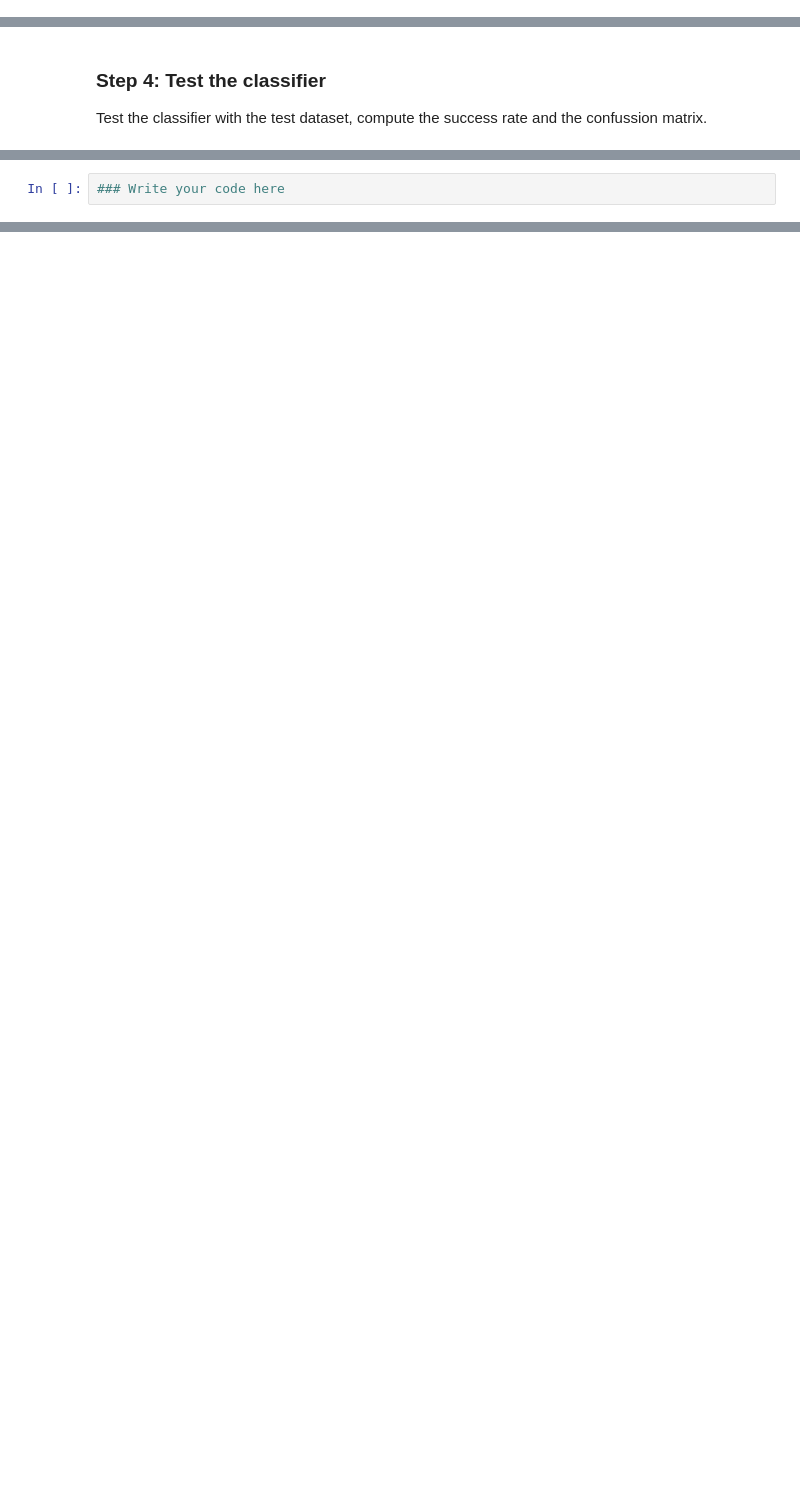
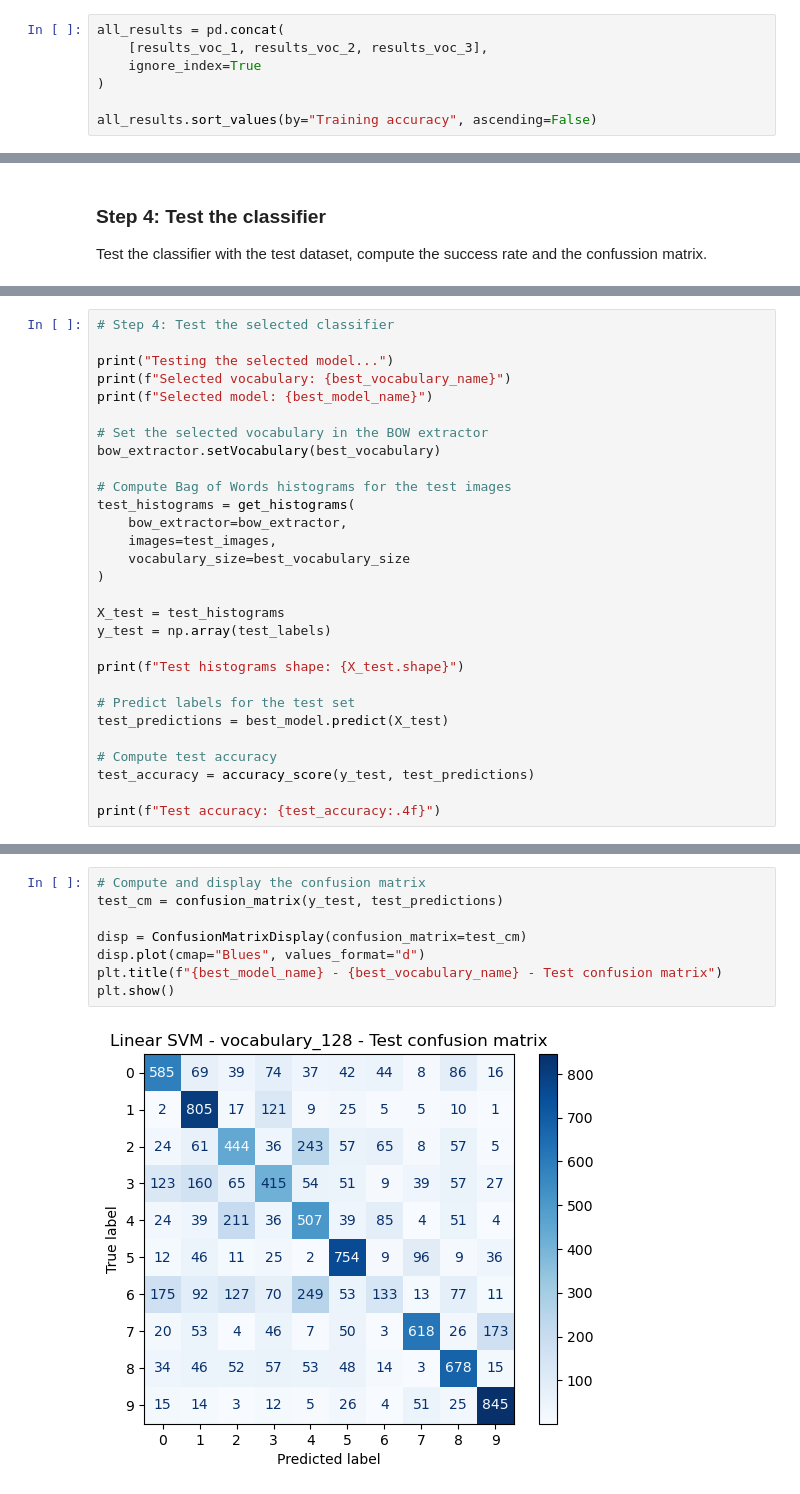
Before and after one commit to hugogs7/CV-II, a Jupyter notebook: 1a - Image classification.ipynb, the cells around one changed output, grey strips where cells are left out. Cells and saved outputs as stored; diff of their text form; blank space fills up the shorter version.

```diff
--- a/1a - Image classification.ipynb
+++ b/1a - Image classification.ipynb
@@ -187,0 +615,7 @@ Repeat the procedure with the other two vocabularies that you have built.
+# %%
+all_results = pd.concat(
+    [results_voc_1, results_voc_2, results_voc_3],
+    ignore_index=True
+)
+
+all_results.sort_values(by="Training accuracy", ascending=False)
@@ -192,2 +691,29 @@ Test the classifier with the test dataset, compute the success rate and the conf
 # %%
-### Write your code here
+# Step 4: Test the selected classifier
+
+print("Testing the selected model...")
+print(f"Selected vocabulary: {best_vocabulary_name}")
+print(f"Selected model: {best_model_name}")
+
+# Set the selected vocabulary in the BOW extractor
+bow_extractor.setVocabulary(best_vocabulary)
+
+# Compute Bag of Words histograms for the test images
+test_histograms = get_histograms(
+    bow_extractor=bow_extractor,
+    images=test_images,
+    vocabulary_size=best_vocabulary_size
+)
+
+X_test = test_histograms
+y_test = np.array(test_labels)
+
+print(f"Test histograms shape: {X_test.shape}")
+
+# Predict labels for the test set
+test_predictions = best_model.predict(X_test)
+
+# Compute test accuracy
+test_accuracy = accuracy_score(y_test, test_predictions)
+
+print(f"Test accuracy: {test_accuracy:.4f}")
@@ -193,0 +726,10 @@ Test the classifier with the test dataset, compute the success rate and the conf
+# %%
+# Compute and display the confusion matrix
+test_cm = confusion_matrix(y_test, test_predictions)
+
+disp = ConfusionMatrixDisplay(confusion_matrix=test_cm)
+disp.plot(cmap="Blues", values_format="d")
+plt.title(f"{best_model_name} - {best_vocabulary_name} - Test confusion matrix")
+plt.show()
+# %% [output]
+[figure, added]
```
Also changed, not shown: parts of 28 cells of this notebook.
